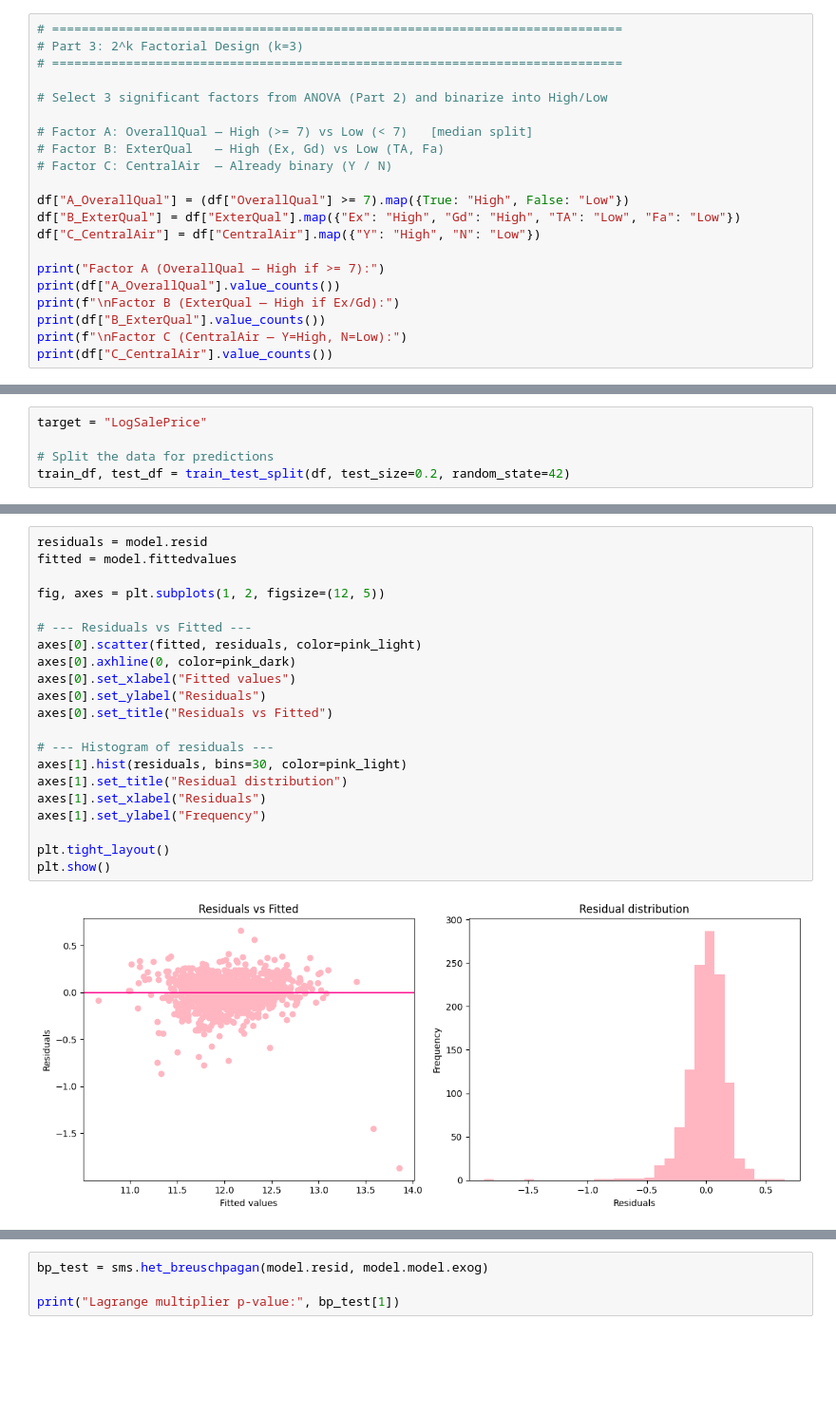
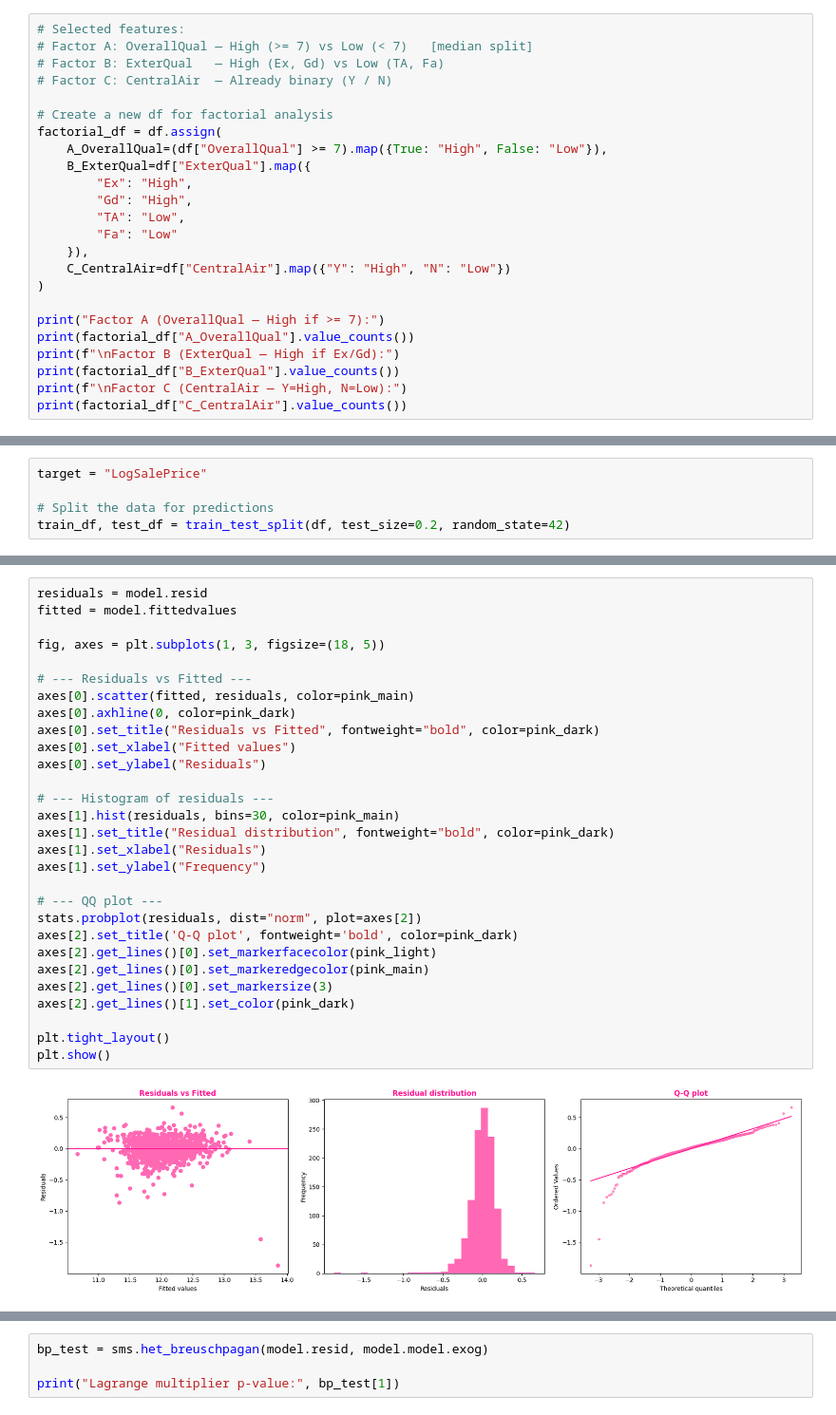
Before and after one commit to em-cd/cstats-project, a Jupyter notebook: project_STUDENTID.ipynb, the cells around one changed output, grey strips where cells are left out. Shown at 95% size. Drawn from its saved outputs; the diff is of its cells as text; blank space fills up the shorter version.

Commit message:
Tidy up, add titles, add plots

```diff
--- a/project_STUDENTID.ipynb
+++ b/project_STUDENTID.ipynb
@@ -844,24 +846,27 @@ Pick k binary (or binarized) factors from the significant features found in Part
 # %%
-# =============================================================================
-# Part 3: 2^k Factorial Design (k=3)
-# =============================================================================
-
-# Select 3 significant factors from ANOVA (Part 2) and binarize into High/Low
-
+# Selected features:
 # Factor A: OverallQual — High (>= 7) vs Low (< 7)   [median split]
 # Factor B: ExterQual   — High (Ex, Gd) vs Low (TA, Fa)
 # Factor C: CentralAir  — Already binary (Y / N)
 
-df["A_OverallQual"] = (df["OverallQual"] >= 7).map({True: "High", False: "Low"})
-df["B_ExterQual"] = df["ExterQual"].map({"Ex": "High", "Gd": "High", "TA": "Low", "Fa": "Low"})
-df["C_CentralAir"] = df["CentralAir"].map({"Y": "High", "N": "Low"})
+# Create a new df for factorial analysis
+factorial_df = df.assign(
+    A_OverallQual=(df["OverallQual"] >= 7).map({True: "High", False: "Low"}),
+    B_ExterQual=df["ExterQual"].map({
+        "Ex": "High",
+        "Gd": "High",
+        "TA": "Low",
+        "Fa": "Low"
+    }),
+    C_CentralAir=df["CentralAir"].map({"Y": "High", "N": "Low"})
+)
 
 print("Factor A (OverallQual — High if >= 7):")
-print(df["A_OverallQual"].value_counts())
+print(factorial_df["A_OverallQual"].value_counts())
 print(f"\nFactor B (ExterQual — High if Ex/Gd):")
-print(df["B_ExterQual"].value_counts())
+print(factorial_df["B_ExterQual"].value_counts())
 print(f"\nFactor C (CentralAir — Y=High, N=Low):")
-print(df["C_CentralAir"].value_counts())
+print(factorial_df["C_CentralAir"].value_counts())
 # %% [output]
 Factor A (OverallQual — High if >= 7):
 A_OverallQual
@@ -1252,23 +1267,31 @@ strong multicollinearity or other numerical problems.
 # %%
 residuals = model.resid
 fitted = model.fittedvalues
 
-fig, axes = plt.subplots(1, 2, figsize=(12, 5))
+fig, axes = plt.subplots(1, 3, figsize=(18, 5))
 
 # --- Residuals vs Fitted ---
-axes[0].scatter(fitted, residuals, color=pink_light)
+axes[0].scatter(fitted, residuals, color=pink_main)
 axes[0].axhline(0, color=pink_dark)
+axes[0].set_title("Residuals vs Fitted", fontweight="bold", color=pink_dark)
 axes[0].set_xlabel("Fitted values")
 axes[0].set_ylabel("Residuals")
-axes[0].set_title("Residuals vs Fitted")
 
 # --- Histogram of residuals ---
-axes[1].hist(residuals, bins=30, color=pink_light)
-axes[1].set_title("Residual distribution")
+axes[1].hist(residuals, bins=30, color=pink_main)
+axes[1].set_title("Residual distribution", fontweight="bold", color=pink_dark)
 axes[1].set_xlabel("Residuals")
 axes[1].set_ylabel("Frequency")
 
+# --- QQ plot ---
+stats.probplot(residuals, dist="norm", plot=axes[2])
+axes[2].set_title('Q-Q plot', fontweight='bold', color=pink_dark)
+axes[2].get_lines()[0].set_markerfacecolor(pink_light)
+axes[2].get_lines()[0].set_markeredgecolor(pink_main)
+axes[2].get_lines()[0].set_markersize(3)
+axes[2].get_lines()[1].set_color(pink_dark)
+
 plt.tight_layout()
 plt.show()
 # %% [output]
-[figure, old version]
+[figure, new version]
```
Also changed, not shown: parts of 46 cells of this notebook.
